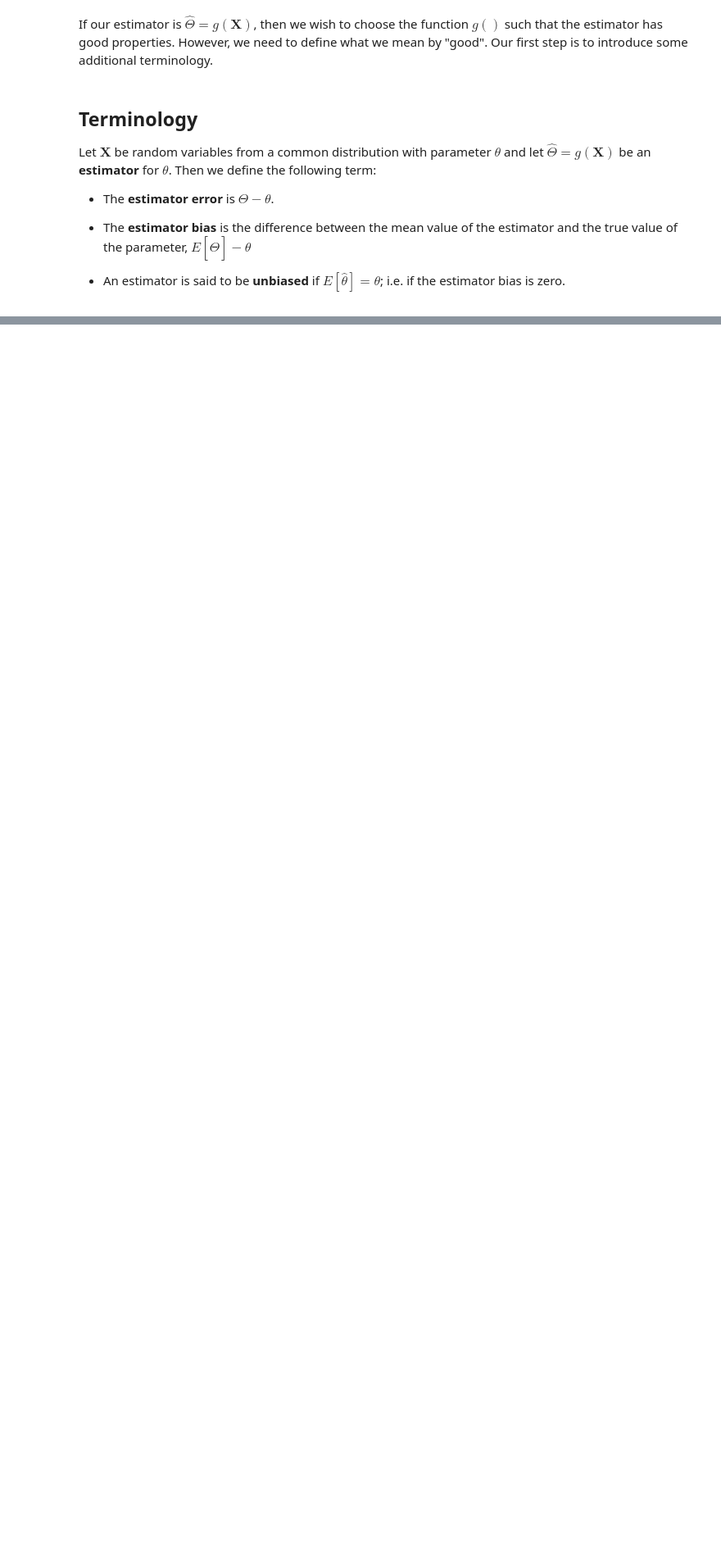
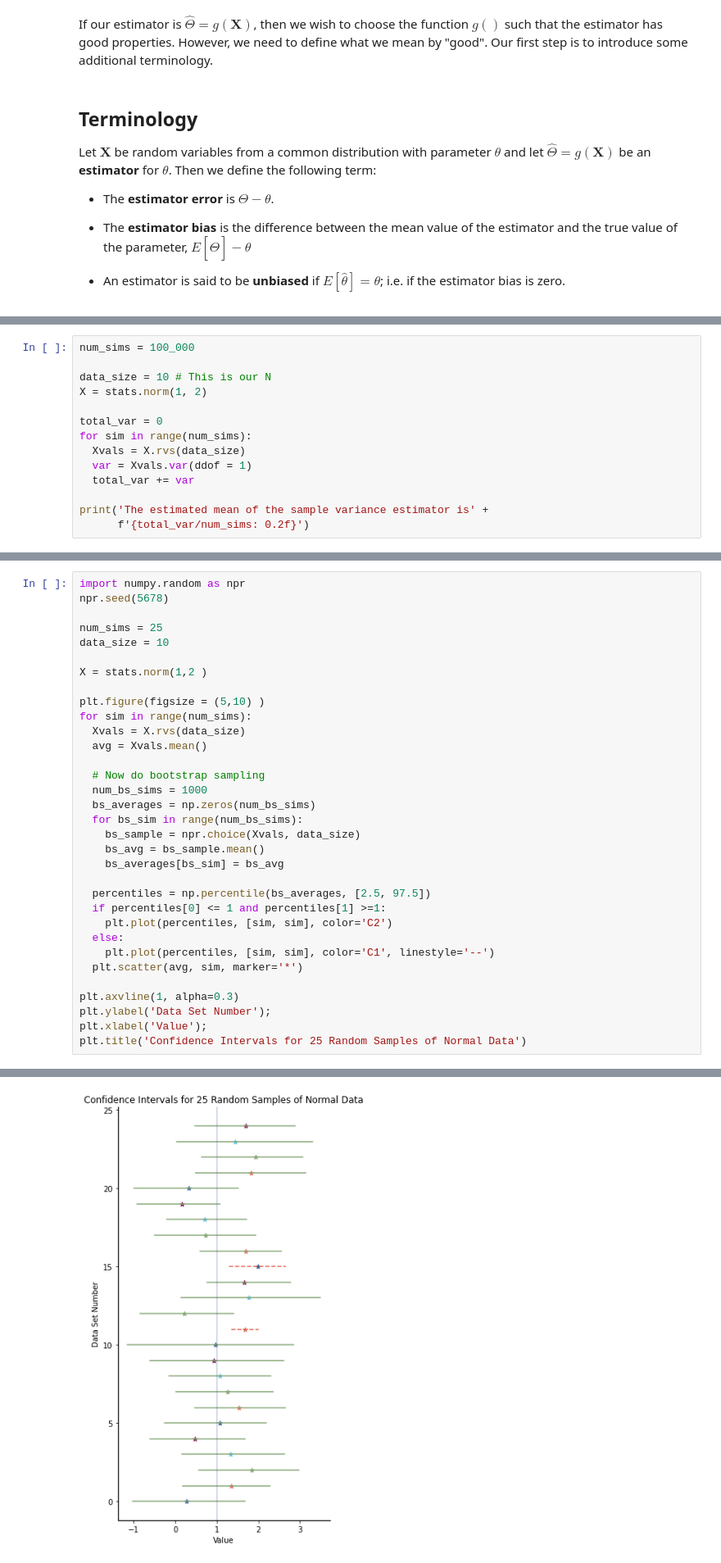
Before and after one commit to datalayer-courses/foundations-of-data-science-with-python, a Jupyter notebook: 09-moments/parameter-estimation.ipynb, the cells around one changed output, grey strips where cells are left out. Shown: that part at 82% size. Cells and saved outputs as stored; diff of their text form; blank space fills up the shorter version.

```diff
--- a/09-moments/parameter-estimation.ipynb
+++ b/09-moments/parameter-estimation.ipynb
@@ -547,0 +260,14 @@ Use the Student's $T$ random variable to determine a 95% confidence interval for
+# %%
+num_sims = 100_000
+
+data_size = 10 # This is our N
+X = stats.norm(1, 2)
+
+total_var = 0
+for sim in range(num_sims):
+  Xvals = X.rvs(data_size)
+  var = Xvals.var(ddof = 1)
+  total_var += var
+
+print('The estimated mean of the sample variance estimator is' +
+      f'{total_var/num_sims: 0.2f}')
@@ -547,0 +313,34 @@ Use the Student's $T$ random variable to determine a 95% confidence interval for
+# %%
+import numpy.random as npr
+npr.seed(5678)
+
+num_sims = 25
+data_size = 10
+
+X = stats.norm(1,2 )
+
+plt.figure(figsize = (5,10) )
+for sim in range(num_sims):
+  Xvals = X.rvs(data_size)
+  avg = Xvals.mean()
+
+  # Now do bootstrap sampling
+  num_bs_sims = 1000
+  bs_averages = np.zeros(num_bs_sims)
+  for bs_sim in range(num_bs_sims):
+    bs_sample = npr.choice(Xvals, data_size)
+    bs_avg = bs_sample.mean()
+    bs_averages[bs_sim] = bs_avg
+
+  percentiles = np.percentile(bs_averages, [2.5, 97.5])
+  if percentiles[0] <= 1 and percentiles[1] >=1:
+    plt.plot(percentiles, [sim, sim], color='C2')
+  else:
+    plt.plot(percentiles, [sim, sim], color='C1', linestyle='--')
+  plt.scatter(avg, sim, marker='*')
+
+plt.axvline(1, alpha=0.3)
+plt.ylabel('Data Set Number');
+plt.xlabel('Value');
+plt.title('Confidence Intervals for 25 Random Samples of Normal Data')
+# %% [output]
@@ -547,0 +348 @@ Use the Student's $T$ random variable to determine a 95% confidence interval for
+[figure, added]
```
Also changed, not shown: parts of 76 cells of this notebook, 2 other files.
